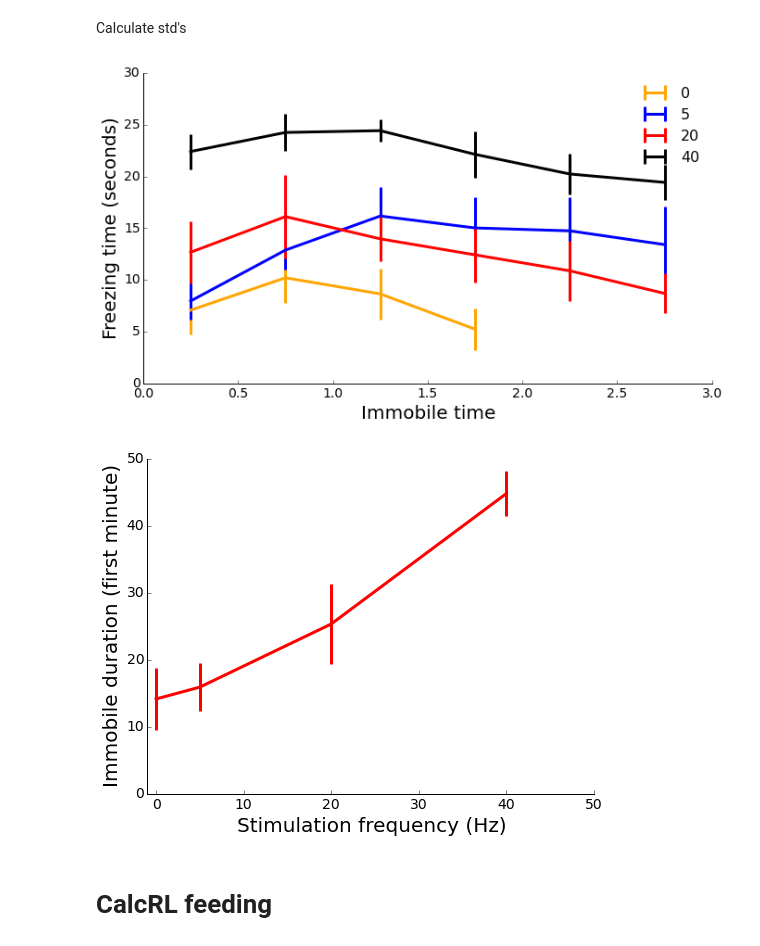
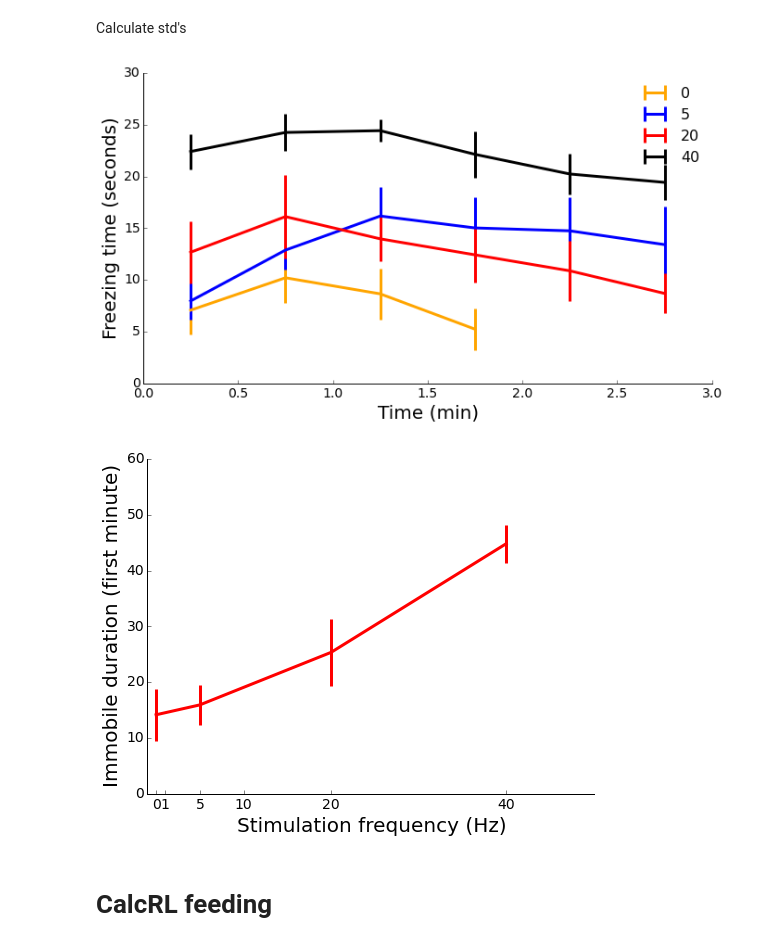
Before and after one commit to map222/MPNeuro, a Jupyter notebook: CalcRL Freezing behaviour.ipynb, the cells around one changed output. Cells and saved outputs as stored; diff of their text form; code cells hidden in the pictures.

Commit message:
Weekly update
Modified feeding analysis code. Moved load experiment into new function
to prevent circular imports.

```diff
--- a/CalcRL Freezing behaviour.ipynb
+++ b/CalcRL Freezing behaviour.ipynb
@@ -9,6 +9,11 @@ NUM_MICE_FREEZE = 6
 NUM_MICE_FEED = 7
 from MPNeuro.plotting import prettify_axes
 import importlib
+# %%
+import matplotlib as mpl
+mpl.rc('font', size = 20)
+color_dict = {5: 'blue', 20:'red', 40:'black', 0:'orange'}
+mpl.rc('lines', linewidth=3)
 # %%
 col_names = ['a', 'b', 'time', 'freq', 'mouse_id', 'train_test', 'distance', 'immobile_dur', 'c']
 freeze_df = pd.read_csv('CalcRL freezing.csv', sep = ';', encoding='utf-16', skiprows=4, header=None)
@@ -75,10 +80,6 @@ mov_20Hz.shape
 (17,)
 # %% [markdown]
 ### Plotting parameters
-# %%
-fs = 20
-color_dict = {5: 'blue', 20:'red', 40:'black', 0:'orange'}
-lw = 3
 # %%
 fig, ax = plt.subplots(1, figsize=[11, 6])
 last_index =14
@@ -126,30 +127,31 @@ fig, ax = plt.subplots(1, figsize=[11, 6])
 last_index =6
 time_indices = np.arange(last_index) / 2+0.25
 plt.errorbar(time_indices[:4], test_0Hz_mean / 2, test_0Hz_ste / 2, label = '0', linewidth = lw, color=color_dict[0], capsize = 0)
-plt.errorbar(time_indices, test_5Hz_mean[:last_index] / 2, test_5Hz_ste[:last_index] / 2, label = '5', linewidth = lw, color=color_dict[5], capsize = 0)
-plt.errorbar(time_indices, test_20Hz_mean[:last_index] / 2, test_20Hz_ste[:last_index] / 2, label = '20', linewidth = lw, color=color_dict[20], capsize = 0)
-plt.errorbar(time_indices, test_40Hz_mean[:last_index] / 2, test_40Hz_ste[:last_index] / 2, label = '40', linewidth = lw, color=color_dict[40], capsize = 0)
+plt.errorbar(time_indices, test_5Hz_mean[:last_index] / 2, test_5Hz_ste[:last_index] / 2, label = '5', color=color_dict[5], capsize = 0)
+plt.errorbar(time_indices, test_20Hz_mean[:last_index] / 2, test_20Hz_ste[:last_index] / 2, label = '20', color=color_dict[20], capsize = 0)
+plt.errorbar(time_indices, test_40Hz_mean[:last_index] / 2, test_40Hz_ste[:last_index] / 2, label = '40', color=color_dict[40], capsize = 0)
 plt.legend(frameon = False, fontsize = fs-4)
-plt.xlabel('Immobile time', fontsize = fs)
-plt.ylabel('Freezing time (seconds)', fontsize = fs)
+plt.xlabel('Time (min)')
+plt.ylabel('Freezing time (seconds)')
 prettify_axes(plt.gca())
 fig.savefig('Testing timecourse.png')
 # %% [output]
-[figure, old version]
+[figure, new version]
 # %%
 fig, ax = plt.subplots(1, figsize = [8, 6])
 freeze_indices = np.array([0,  5, 20, 40])
 freq_means = [test_0Hz_mean[0], test_5Hz_mean[0], test_20Hz_mean[0], test_40Hz_mean[0]]
 freq_stes = [test_0Hz_ste[0],  test_5Hz_ste[0], test_20Hz_ste[0], test_40Hz_ste[0]]
 plt.errorbar(freeze_indices, freq_means, freq_stes, linewidth=lw, capsize = 0, color = 'red')
 plt.xlim([-1, 50])
-plt.ylim([0, 50])
+plt.ylim([0, 60])
 plt.ylabel('Immobile duration (first minute)', fontsize = 20)
 plt.xlabel('Stimulation frequency (Hz)', fontsize = 20)
+plt.xticks([0,1,5,10,20,40])
 prettify_axes(plt.gca())
 fig.savefig('Frequency vs immobility.png')
 # %% [output]
-[figure, old version]
+[figure, new version]
 # %% [markdown]
 # CalcRL feeding
 # %%
```
Also changed, not shown: parts of 1 cell of this notebook, 4 other files.
